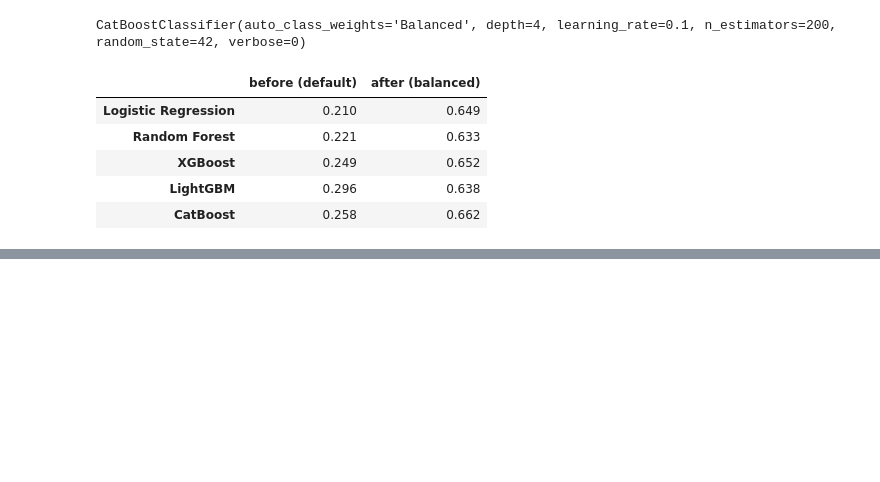
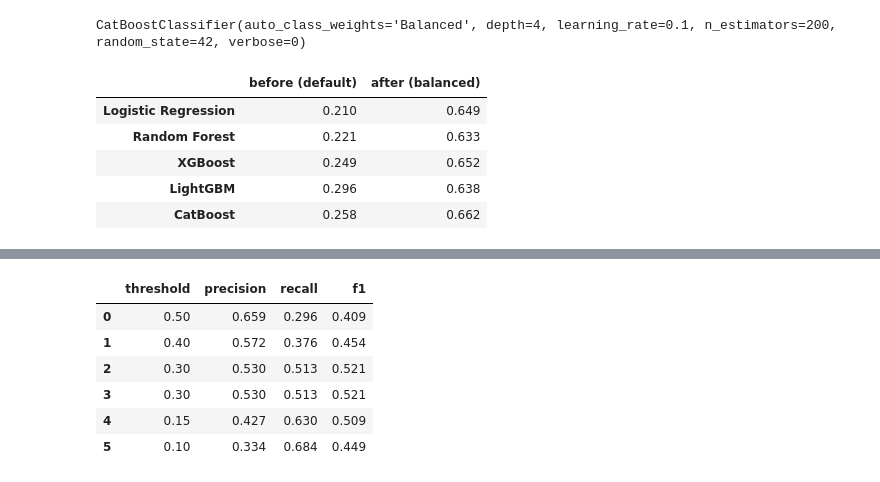
Before and after one commit to Ridima28/Banking-sales-Prediction, a Jupyter notebook: main.ipynb, the cells around one changed output, grey strips where cells are left out. Drawn from its saved outputs; the diff is of its cells as text; code cells hidden in the pictures; blank space fills up the shorter version.

```diff
--- a/main.ipynb
+++ b/main.ipynb
@@ -633,0 +642,25 @@ recall_comparison
+# %%
+probabilities = model_scores["LightGBM"]
+
+rows = []
+
+for threshold in [0.5,0.4,0.3,0.3,0.15,0.1] :
+    predictions = (probabilities >= threshold).astype(int)
+
+    rows.append({
+    "threshold": threshold,
+    "precision": round(precision_score(y_test, predictions), 3),
+    "recall": round(recall_score(y_test, predictions), 3),
+    "f1": round(f1_score(y_test, predictions), 3),
+    })
+
+threshold_table = pd.DataFrame(rows)
+threshold_table
+# %% [output]
+|  | threshold | precision | recall | f1 |
+| 0 | 0.50 | 0.659 | 0.296 | 0.409 |
+| 1 | 0.40 | 0.572 | 0.376 | 0.454 |
+| 2 | 0.30 | 0.530 | 0.513 | 0.521 |
+| 3 | 0.30 | 0.530 | 0.513 | 0.521 |
+| 4 | 0.15 | 0.427 | 0.630 | 0.509 |
+| 5 | 0.10 | 0.334 | 0.684 | 0.449 |
```
Also changed, not shown: parts of 2 cells of this notebook, 1 other file.
